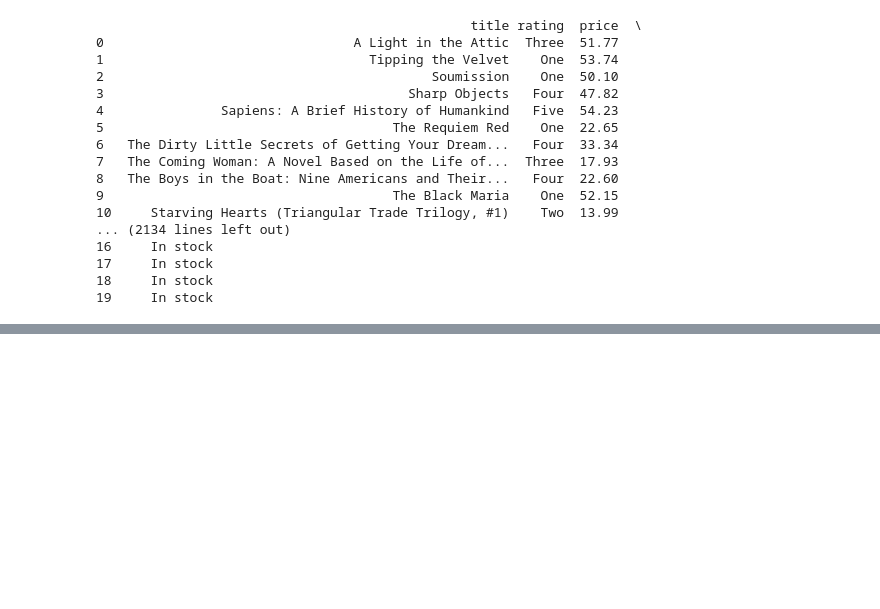
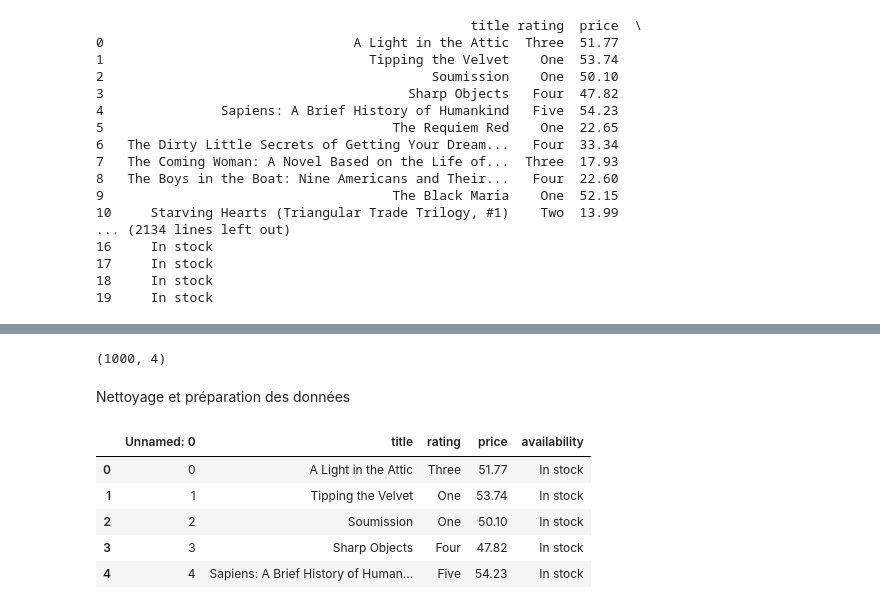
Before and after one commit to raymondgadji/DatAnalyst, a Jupyter notebook: Cours/Semaine6/Brief_Livres_elts_correction_partie1.ipynb, the cells around one changed output, grey strips where cells are left out. Drawn from its saved outputs; the diff is of its cells as text; code cells hidden in the pictures; blank space fills up the shorter version.

```diff
--- a/Cours/Semaine6/Brief_Livres_elts_correction_partie1.ipynb
+++ b/Cours/Semaine6/Brief_Livres_elts_correction_partie1.ipynb
@@ -399,0 +553,5 @@ for i in range(nb_pages) :
+# %%
+# Le nom de la variable df_books_ est utilisé pour stocker les livres de toutes les pages
+df_books_.shape
+# %% [output]
+(1000, 4)
@@ -399,0 +560,13 @@ for i in range(nb_pages) :
+# %% [markdown]
+Nettoyage et préparation des données
+# %%
+# Lire le fichier CSV en utilisant la première colonne comme index
+df1 = pd.read_csv('books.csv')
+df1.head()
+# %% [output]
+|  | Unnamed: 0 | title | rating | price | availability |
+| 0 | 0 | A Light in the Attic | Three | 51.77 | In stock |
+| 1 | 1 | Tipping the Velvet | One | 53.74 | In stock |
+| 2 | 2 | Soumission | One | 50.10 | In stock |
+| 3 | 3 | Sharp Objects | Four | 47.82 | In stock |
+| 4 | 4 | Sapiens: A Brief History of Human... | Five | 54.23 | In stock |
```
Also changed, not shown: parts of 16 cells of this notebook, 11 other files.
